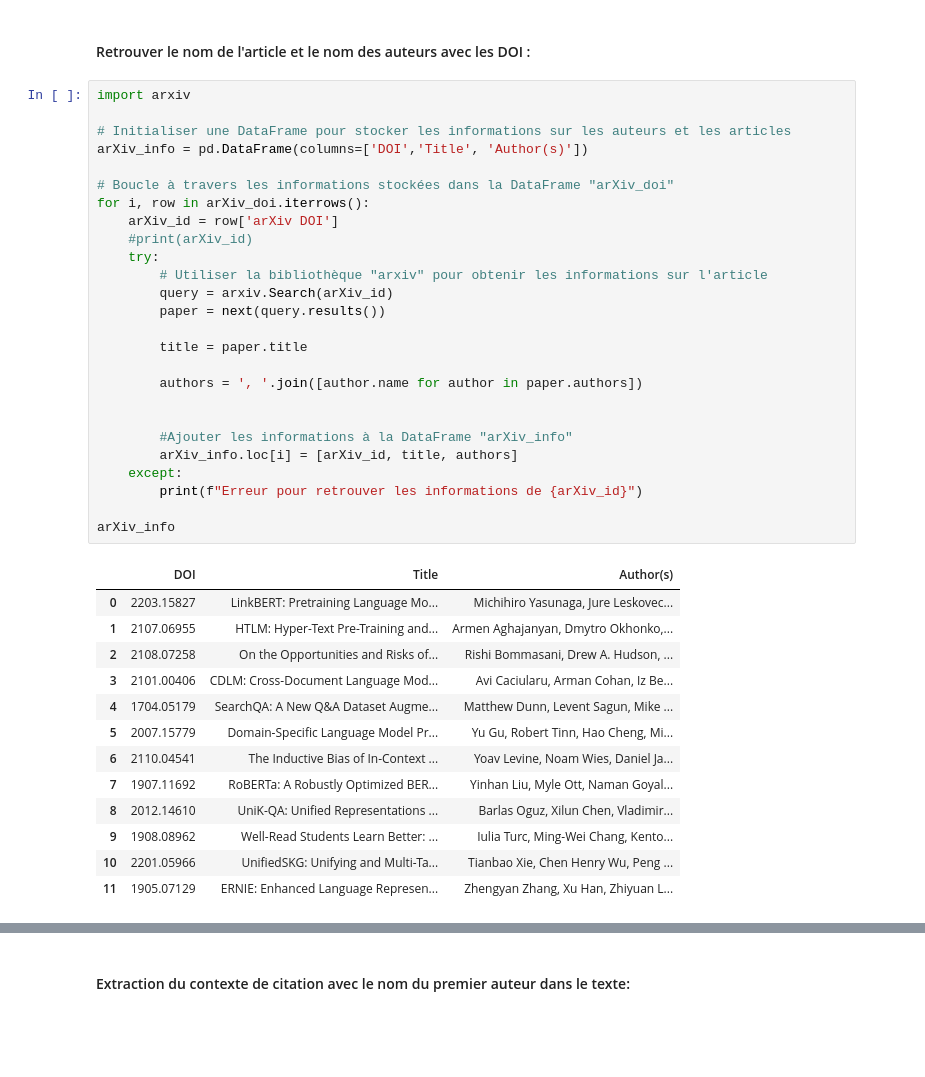
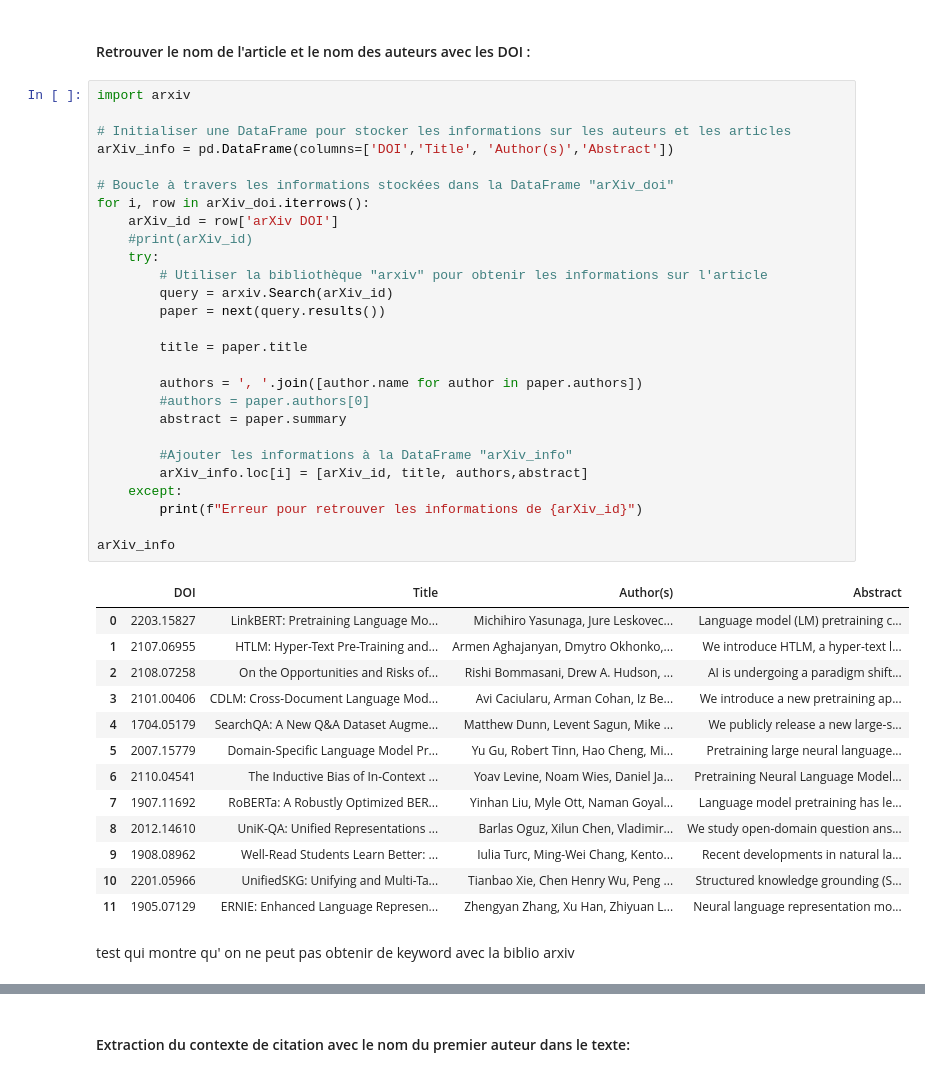
Before and after one commit to MHoubre/TER_citation_graph, a Jupyter notebook: Notebook 1.ipynb, the cells around one changed output, grey strips where cells are left out. Cells and saved outputs as stored; diff of their text form; blank space fills up the shorter version.

```diff
--- a/Notebook 1.ipynb
+++ b/Notebook 1.ipynb
@@ -355,40 +378,43 @@ You should consider upgrading via the '/root/venv/bin/python -m pip install --up
 # %%
 import arxiv
 
 # Initialiser une DataFrame pour stocker les informations sur les auteurs et les articles
-arXiv_info = pd.DataFrame(columns=['DOI','Title', 'Author(s)'])
+arXiv_info = pd.DataFrame(columns=['DOI','Title', 'Author(s)','Abstract'])
 
 # Boucle à travers les informations stockées dans la DataFrame "arXiv_doi"
 for i, row in arXiv_doi.iterrows():
     arXiv_id = row['arXiv DOI']
     #print(arXiv_id)
     try:
         # Utiliser la bibliothèque "arxiv" pour obtenir les informations sur l'article
         query = arxiv.Search(arXiv_id)
         paper = next(query.results())
 
         title = paper.title
 
         authors = ', '.join([author.name for author in paper.authors])
-
+        #authors = paper.authors[0]
+        abstract = paper.summary
 
         #Ajouter les informations à la DataFrame "arXiv_info"
-        arXiv_info.loc[i] = [arXiv_id, title, authors]
+        arXiv_info.loc[i] = [arXiv_id, title, authors,abstract]
     except:
         print(f"Erreur pour retrouver les informations de {arXiv_id}")
 
 arXiv_info
 # %% [output]
-|  | DOI | Title | Author(s) |
-| 0 | 2203.15827 | LinkBERT: Pretraining Language Mo... | Michihiro Yasunaga, Jure Leskovec... |
-| 1 | 2107.06955 | HTLM: Hyper-Text Pre-Training and... | Armen Aghajanyan, Dmytro Okhonko,... |
-| 2 | 2108.07258 | On the Opportunities and Risks of... | Rishi Bommasani, Drew A. Hudson, ... |
-| 3 | 2101.00406 | CDLM: Cross-Document Language Mod... | Avi Caciularu, Arman Cohan, Iz Be... |
-| 4 | 1704.05179 | SearchQA: A New Q&A Dataset Augme... | Matthew Dunn, Levent Sagun, Mike ... |
-| 5 | 2007.15779 | Domain-Specific Language Model Pr... | Yu Gu, Robert Tinn, Hao Cheng, Mi... |
-| 6 | 2110.04541 | The Inductive Bias of In-Context ... | Yoav Levine, Noam Wies, Daniel Ja... |
-| 7 | 1907.11692 | RoBERTa: A Robustly Optimized BER... | Yinhan Liu, Myle Ott, Naman Goyal... |
-| 8 | 2012.14610 | UniK-QA: Unified Representations ... | Barlas Oguz, Xilun Chen, Vladimir... |
-| 9 | 1908.08962 | Well-Read Students Learn Better: ... | Iulia Turc, Ming-Wei Chang, Kento... |
-| 10 | 2201.05966 | UnifiedSKG: Unifying and Multi-Ta... | Tianbao Xie, Chen Henry Wu, Peng ... |
-| 11 | 1905.07129 | ERNIE: Enhanced Language Represen... | Zhengyan Zhang, Xu Han, Zhiyuan L... |
+|  | DOI | Title | Author(s) | Abstract |
+| 0 | 2203.15827 | LinkBERT: Pretraining Language Mo... | Michihiro Yasunaga, Jure Leskovec... | Language model (LM) pretraining c... |
+| 1 | 2107.06955 | HTLM: Hyper-Text Pre-Training and... | Armen Aghajanyan, Dmytro Okhonko,... | We introduce HTLM, a hyper-text l... |
+| 2 | 2108.07258 | On the Opportunities and Risks of... | Rishi Bommasani, Drew A. Hudson, ... | AI is undergoing a paradigm shift... |
+| 3 | 2101.00406 | CDLM: Cross-Document Language Mod... | Avi Caciularu, Arman Cohan, Iz Be... | We introduce a new pretraining ap... |
+| 4 | 1704.05179 | SearchQA: A New Q&A Dataset Augme... | Matthew Dunn, Levent Sagun, Mike ... | We publicly release a new large-s... |
+| 5 | 2007.15779 | Domain-Specific Language Model Pr... | Yu Gu, Robert Tinn, Hao Cheng, Mi... | Pretraining large neural language... |
+| 6 | 2110.04541 | The Inductive Bias of In-Context ... | Yoav Levine, Noam Wies, Daniel Ja... | Pretraining Neural Language Model... |
+| 7 | 1907.11692 | RoBERTa: A Robustly Optimized BER... | Yinhan Liu, Myle Ott, Naman Goyal... | Language model pretraining has le... |
+| 8 | 2012.14610 | UniK-QA: Unified Representations ... | Barlas Oguz, Xilun Chen, Vladimir... | We study open-domain question ans... |
+| 9 | 1908.08962 | Well-Read Students Learn Better: ... | Iulia Turc, Ming-Wei Chang, Kento... | Recent developments in natural la... |
+| 10 | 2201.05966 | UnifiedSKG: Unifying and Multi-Ta... | Tianbao Xie, Chen Henry Wu, Peng ... | Structured knowledge grounding (S... |
+| 11 | 1905.07129 | ERNIE: Enhanced Language Represen... | Zhengyan Zhang, Xu Han, Zhiyuan L... | Neural language representation mo... |
+# %% [markdown]
+test qui montre qu' on ne peut pas obtenir de keyword avec la biblio arxiv
```
Also changed, not shown: parts of 23 cells of this notebook, 2 other files.
